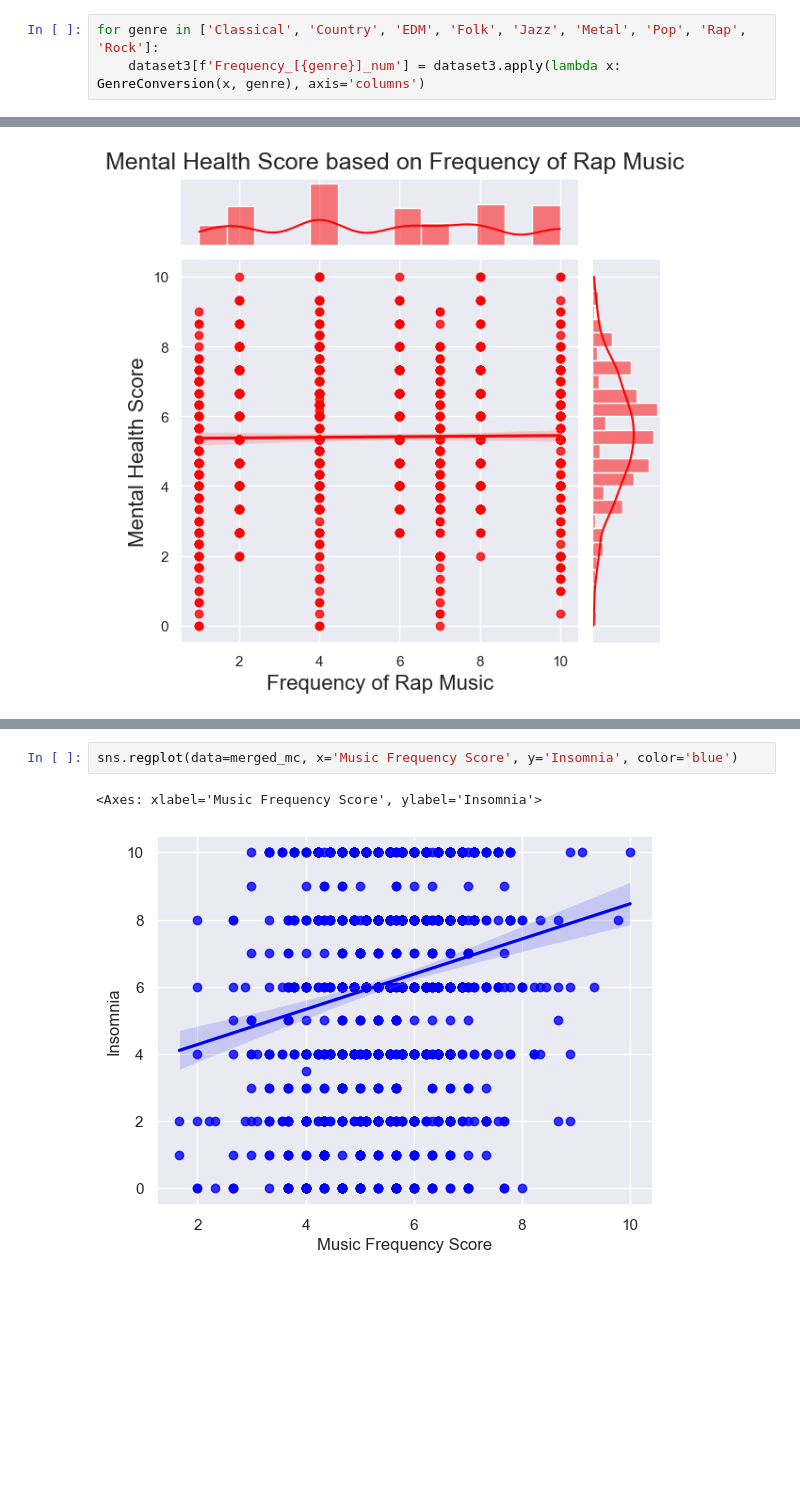
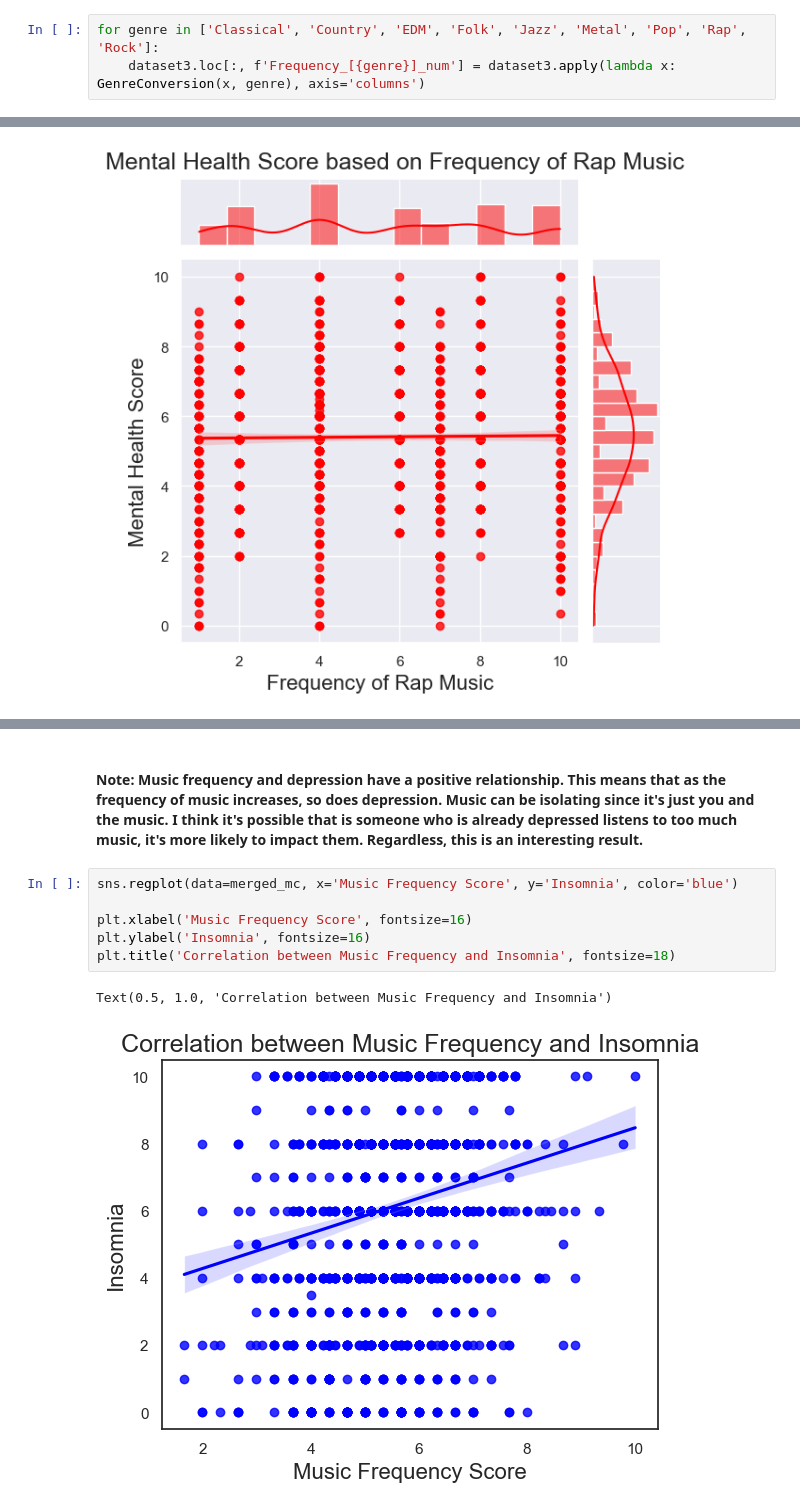
Before and after one commit to ubco-W2022T2-data301/project-group-group12, a Jupyter notebook: analysis/analysis2Haider.ipynb, the cells around one changed output, grey strips where cells are left out. Saved outputs shown, nothing was run; the diff lists cells and outputs as text; blank space fills up the shorter version.

```diff
--- a/analysis/analysis2Haider.ipynb
+++ b/analysis/analysis2Haider.ipynb
@@ -659,4 +642,4 @@ def GenreConversion(x, genre):
         return 10.0
 # %%
 for genre in ['Classical', 'Country', 'EDM', 'Folk', 'Jazz', 'Metal', 'Pop', 'Rap', 'Rock']:
-    dataset3[f'Frequency_[{genre}]_num'] = dataset3.apply(lambda x: GenreConversion(x, genre), axis='columns')
+    dataset3.loc[:, f'Frequency_[{genre}]_num'] = dataset3.apply(lambda x: GenreConversion(x, genre), axis='columns')
@@ -1068,5 +1045,11 @@ sns.regplot(data=merged_mc, x='Music Frequency Score', y='Depression', color='gr
+# %% [markdown]
+#### Note: Music frequency and depression have a positive relationship. This means that as the frequency of music increases, so does depression. Music can be isolating since it's just you and the music. I think it's possible that is someone who is already depressed listens to too much music, it's more likely to impact them. Regardless, this is an interesting result.
 # %%
 sns.regplot(data=merged_mc, x='Music Frequency Score', y='Insomnia', color='blue')
+
+plt.xlabel('Music Frequency Score', fontsize=16)
+plt.ylabel('Insomnia', fontsize=16)
+plt.title('Correlation between Music Frequency and Insomnia', fontsize=18)
 # %% [output]
-<Axes: xlabel='Music Frequency Score', ylabel='Insomnia'>
+Text(0.5, 1.0, 'Correlation between Music Frequency and Insomnia')
-[figure, old version]
+[figure, new version]
```
Also changed, not shown: parts of 43 cells of this notebook, 5 other files.
